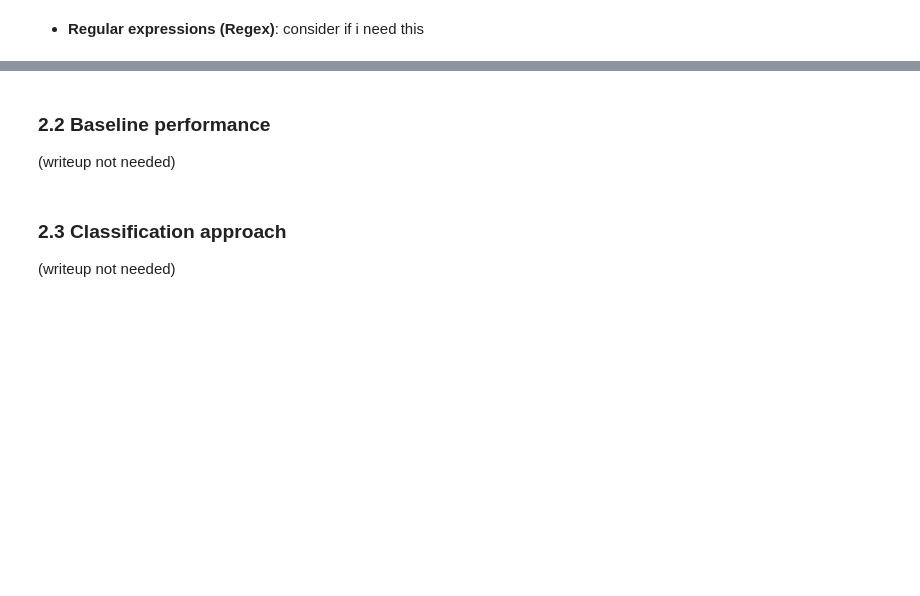
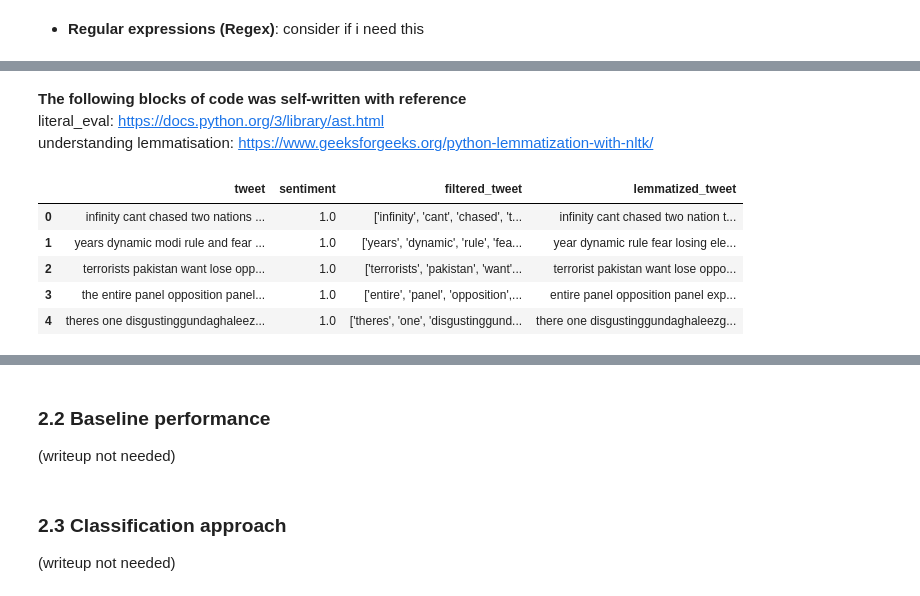
Before and after one commit to nekumonokat/NLP_text_classification, a Jupyter notebook: NLP Text Classification (New Dataset).ipynb, the cells around one changed output, grey strips where cells are left out. Drawn from its saved outputs; the diff is of its cells as text; code cells hidden in the pictures; blank space fills up the shorter version.

Commit message:
Conducted lemmatisation and lexical diversity

```diff
--- a/NLP Text Classification (New Dataset).ipynb
+++ b/NLP Text Classification (New Dataset).ipynb
@@ -248,0 +293,11 @@ like: 222
+# %%
+# The following block of code was self-written
+file_path = 'datasets/tokenised_Twitter_Data_Sentiments.csv'
+
+if not os.path.exists(file_path):
+    tweets_df.to_csv(file_path, index = False)
+    print('File saved successfully.')
+else:
+    print('File already exists.')
+
+tweets_df = pd.read_csv(file_path)
@@ -248,0 +311,34 @@ like: 222
+# %% [markdown]
+<b>The following blocks of code was self-written with reference</b>
+<br>literal_eval: https://docs.python.org/3/library/ast.html
+<br>understanding lemmatisation: https://www.geeksforgeeks.org/python-lemmatization-with-nltk/
+# %%
+# The following block of code was self-written
+# Initialize lemmatiser
+lemmatizer = WordNetLemmatizer()
+
+# Iterate through the rows of the dataframe
+for index, row in tweets_df.iterrows():
+    set_of_words = row['filtered_tweet']
+
+    # Convert the set of words into a string
+    word_list = ' '.join(set_of_words)
+    word_list = word_list.replace(' ', '')
+    word_list = ast.literal_eval(word_list)
+    word_string = ' '.join(word_list)
+
+    # Perform lemmatization on the stemmed string
+    lemmatized_words = [lemmatizer.lemmatize(word) for word in word_string.split()]
+    lemmatized_string = ' '.join(lemmatized_words)
+
+    # Update the dataframe with the lemmatized string
+    tweets_df.at[index, 'lemmatized_tweet'] = lemmatized_string
+
+tweets_df.head()
+# %% [output]
+|  | tweet | sentiment | filtered_tweet | lemmatized_tweet |
+| 0 | infinity cant chased two nations ... | 1.0 | ['infinity', 'cant', 'chased', 't... | infinity cant chased two nation t... |
+| 1 | years dynamic modi rule and fear ... | 1.0 | ['years', 'dynamic', 'rule', 'fea... | year dynamic rule fear losing ele... |
+| 2 | terrorists pakistan want lose opp... | 1.0 | ['terrorists', 'pakistan', 'want'... | terrorist pakistan want lose oppo... |
+| 3 | the entire panel opposition panel... | 1.0 | ['entire', 'panel', 'opposition',... | entire panel opposition panel exp... |
+| 4 | theres one disgustinggundaghaleez... | 1.0 | ['theres', 'one', 'disgustinggund... | there one disgustinggundaghaleezg... |
```
Also changed, not shown: parts of 37 cells of this notebook.
